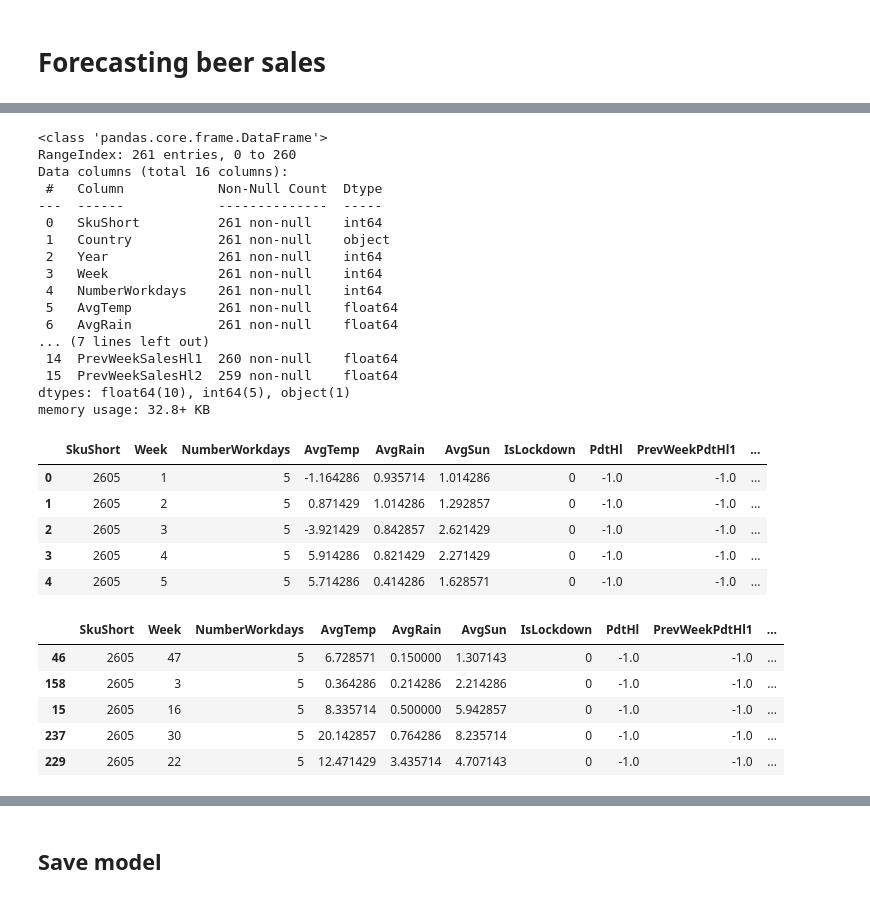
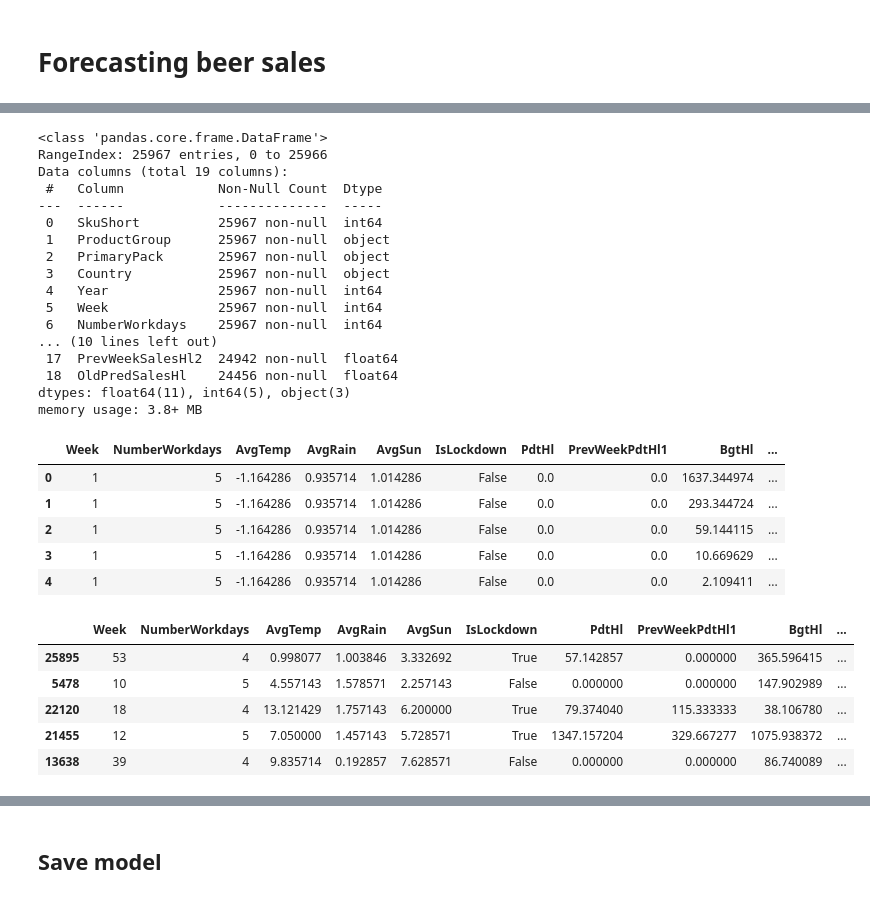
Before and after one commit to kohlicekjan/forecasting-beer-sales-ml, a Jupyter notebook: main.ipynb, the cells around one changed output, grey strips where cells are left out. Cells and saved outputs as stored; diff of their text form; code cells hidden in the pictures.

```diff
--- a/main.ipynb
+++ b/main.ipynb
@@ -31,0 +18,4 @@ data.head()
+# %%
+data = pd.read_csv(DATA_PATH, header=0, decimal=",")
+
+data.head()
@@ -33,51 +30,58 @@ data.head()
 data.info()
 # %% [output]
 <class 'pandas.core.frame.DataFrame'>
-RangeIndex: 261 entries, 0 to 260
-Data columns (total 16 columns):
+RangeIndex: 25967 entries, 0 to 25966
+Data columns (total 19 columns):
  #   Column            Non-Null Count  Dtype
 ---  ------            --------------  -----
- 0   SkuShort          261 non-null    int64
- 1   Country           261 non-null    object
- 2   Year              261 non-null    int64
- 3   Week              261 non-null    int64
- 4   NumberWorkdays    261 non-null    int64
- 5   AvgTemp           261 non-null    float64
- 6   AvgRain           261 non-null    float64
-... (7 lines left out)
- 14  PrevWeekSalesHl1  260 non-null    float64
- 15  PrevWeekSalesHl2  259 non-null    float64
-dtypes: float64(10), int64(5), object(1)
-memory usage: 32.8+ KB
+ 0   SkuShort          25967 non-null  int64
+ 1   ProductGroup      25967 non-null  object
+ 2   PrimaryPack       25967 non-null  object
+ 3   Country           25967 non-null  object
+ 4   Year              25967 non-null  int64
+ 5   Week              25967 non-null  int64
+ 6   NumberWorkdays    25967 non-null  int64
+... (10 lines left out)
+ 17  PrevWeekSalesHl2  24942 non-null  float64
+ 18  OldPredSalesHl    24456 non-null  float64
+dtypes: float64(11), int64(5), object(3)
+memory usage: 3.8+ MB
 # %%
-cols_drop = ['Country', 'Year', 'SalesHl']
+cols_drop = ['SkuShort', 'ProductGroup', 'PrimaryPack', 'Country', 'Year', 'SalesHl', 'OldPredSalesHl'] #'SkuShort', 'ProductGroup', 'PrimaryPack',
 
 y = pd.DataFrame(data.SalesHl).round(0).astype(int)
-X = data.drop(cols_drop, axis=1).fillna(-1)
+X = data.drop(cols_drop, axis=1).fillna(0)
+
+X.IsLockdown = X.IsLockdown.astype('bool')
+# X.SkuShort = X.SkuShort.astype('category')
+# X.ProductGroup = X.SkuShort.astype('category')
+# X.PrimaryPack = X.SkuShort.astype('category')
 
 # X.PrevWeekSalesHl1 = X.PrevWeekSalesHl1.round(0).astype(int)
 # X.PrevWeekSalesHl2 = X.PrevWeekSalesHl2.round(0).astype(int)
 # X.BgtHl = X.BgtHl.round(0).astype(int)
 # X.PdtHl = X.PdtHl.round(0).astype(int)
 
+
+y_oldPred = pd.DataFrame(data.OldPredSalesHl).fillna(0).round(0).astype(int)
+
 #y.head()
 X.head()
 # %% [output]
-|  | SkuShort | Week | NumberWorkdays | AvgTemp | AvgRain | AvgSun | IsLockdown | PdtHl | PrevWeekPdtHl1 | ... |
-| 0 | 2605 | 1 | 5 | -1.164286 | 0.935714 | 1.014286 | 0 | -1.0 | -1.0 | ... |
-| 1 | 2605 | 2 | 5 | 0.871429 | 1.014286 | 1.292857 | 0 | -1.0 | -1.0 | ... |
-| 2 | 2605 | 3 | 5 | -3.921429 | 0.842857 | 2.621429 | 0 | -1.0 | -1.0 | ... |
-| 3 | 2605 | 4 | 5 | 5.914286 | 0.821429 | 2.271429 | 0 | -1.0 | -1.0 | ... |
-| 4 | 2605 | 5 | 5 | 5.714286 | 0.414286 | 1.628571 | 0 | -1.0 | -1.0 | ... |
+|  | Week | NumberWorkdays | AvgTemp | AvgRain | AvgSun | IsLockdown | PdtHl | PrevWeekPdtHl1 | BgtHl | ... |
+| 0 | 1 | 5 | -1.164286 | 0.935714 | 1.014286 | False | 0.0 | 0.0 | 1637.344974 | ... |
+| 1 | 1 | 5 | -1.164286 | 0.935714 | 1.014286 | False | 0.0 | 0.0 | 293.344724 | ... |
+| 2 | 1 | 5 | -1.164286 | 0.935714 | 1.014286 | False | 0.0 | 0.0 | 59.144115 | ... |
+| 3 | 1 | 5 | -1.164286 | 0.935714 | 1.014286 | False | 0.0 | 0.0 | 10.669629 | ... |
+| 4 | 1 | 5 | -1.164286 | 0.935714 | 1.014286 | False | 0.0 | 0.0 | 2.109411 | ... |
 # %%
-split_rng = np.random.RandomState(42)#21
-X_train, X_test, y_train, y_test = train_test_split(X, y, test_size=0.1, random_state=split_rng)
+X_train, X_test, y_train, y_test = train_test_split(X, y, test_size=0.2, random_state=42)
 
 X_train.head()
 # %% [output]
-|  | SkuShort | Week | NumberWorkdays | AvgTemp | AvgRain | AvgSun | IsLockdown | PdtHl | PrevWeekPdtHl1 | ... |
-| 46 | 2605 | 47 | 5 | 6.728571 | 0.150000 | 1.307143 | 0 | -1.0 | -1.0 | ... |
-| 158 | 2605 | 3 | 5 | 0.364286 | 0.214286 | 2.214286 | 0 | -1.0 | -1.0 | ... |
-| 15 | 2605 | 16 | 5 | 8.335714 | 0.500000 | 5.942857 | 0 | -1.0 | -1.0 | ... |
-| 237 | 2605 | 30 | 5 | 20.142857 | 0.764286 | 8.235714 | 0 | -1.0 | -1.0 | ... |
-| 229 | 2605 | 22 | 5 | 12.471429 | 3.435714 | 4.707143 | 0 | -1.0 | -1.0 | ... |
+|  | Week | NumberWorkdays | AvgTemp | AvgRain | AvgSun | IsLockdown | PdtHl | PrevWeekPdtHl1 | BgtHl | ... |
+| 25895 | 53 | 4 | 0.998077 | 1.003846 | 3.332692 | True | 57.142857 | 0.000000 | 365.596415 | ... |
+| 5478 | 10 | 5 | 4.557143 | 1.578571 | 2.257143 | False | 0.000000 | 0.000000 | 147.902989 | ... |
+| 22120 | 18 | 4 | 13.121429 | 1.757143 | 6.200000 | True | 79.374040 | 115.333333 | 38.106780 | ... |
+| 21455 | 12 | 5 | 7.050000 | 1.457143 | 5.728571 | True | 1347.157204 | 329.667277 | 1075.938372 | ... |
+| 13638 | 39 | 4 | 9.835714 | 0.192857 | 7.628571 | False | 0.000000 | 0.000000 | 86.740089 | ... |
```
Also changed, not shown: parts of 26 cells of this notebook, 7 other files.
